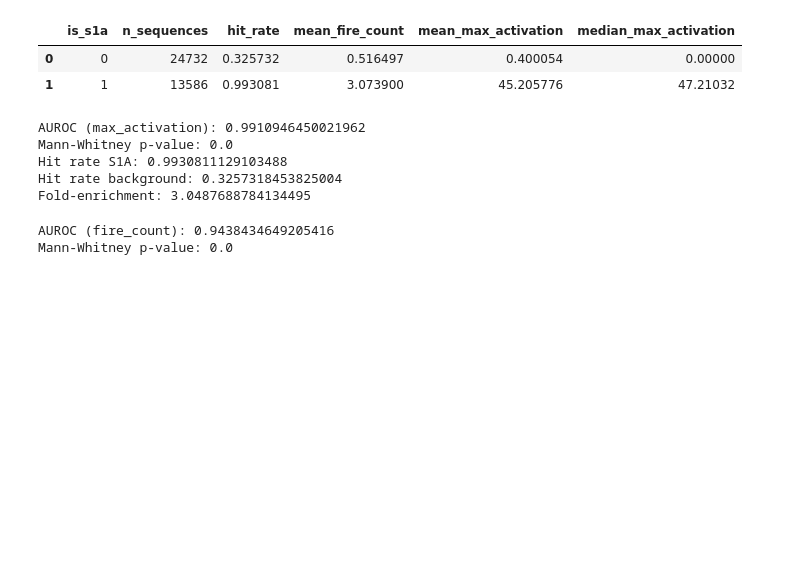
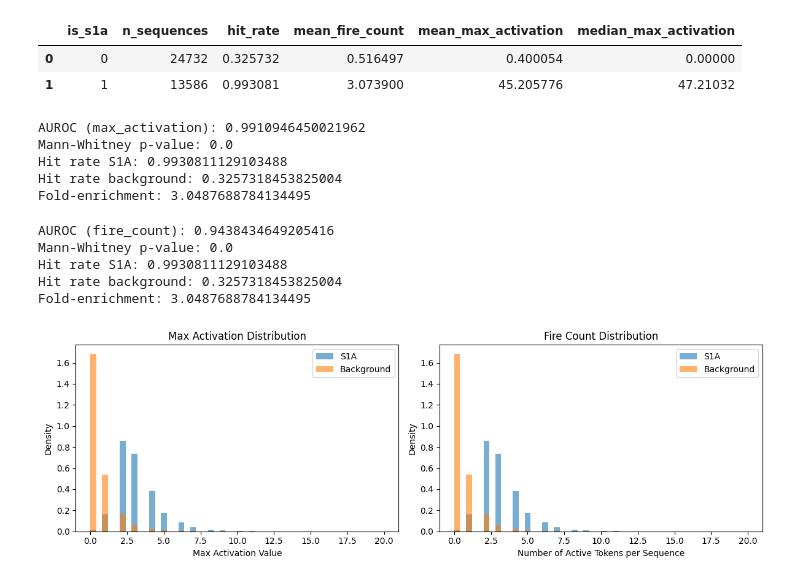
Before and after one commit to svseshadri/SAE_ProGen3, a Jupyter notebook: analysis/latent_enrichment.ipynb, the cells around one changed output. Cells and saved outputs as stored; diff of their text form; code cells hidden in the pictures; blank space fills up the shorter version.

```diff
--- a/analysis/latent_enrichment.ipynb
+++ b/analysis/latent_enrichment.ipynb
@@ -297,14 +297,14 @@ auroc_max_activation = roc_auc_score(
     latent_enrichment_df["max_activation"]
 )
 
-pos = latent_enrichment_df.loc[latent_enrichment_df["is_s1a"] == 1, "max_activation"]
-neg = latent_enrichment_df.loc[latent_enrichment_df["is_s1a"] == 0, "max_activation"]
+pos_maxact = latent_enrichment_df.loc[latent_enrichment_df["is_s1a"] == 1, "max_activation"]
+neg_maxact = latent_enrichment_df.loc[latent_enrichment_df["is_s1a"] == 0, "max_activation"]
 
-u_stat, p_value = mannwhitneyu(pos, neg, alternative="greater")
+u_stat, p_value = mannwhitneyu(pos_maxact, neg_maxact, alternative="greater")
 
 hit_rates = latent_enrichment_df.groupby("is_s1a")["any_active"].mean()
 
-print("AUROC (max_activation):", auroc)
+print("AUROC (max_activation):", auroc_max_activation)
 print("Mann-Whitney p-value:", p_value)
 print("Hit rate S1A:", hit_rates.loc[1])
 print("Hit rate background:", hit_rates.loc[0])
@@ -321,15 +321,46 @@ auroc_fire_count = roc_auc_score(
     latent_enrichment_df["fire_count"]
 )
 
-pos = latent_enrichment_df.loc[latent_enrichment_df["is_s1a"] == 1, "fire_count"]
-neg = latent_enrichment_df.loc[latent_enrichment_df["is_s1a"] == 0, "fire_count"]
+pos_fire = latent_enrichment_df.loc[latent_enrichment_df["is_s1a"] == 1, "fire_count"]
+neg_fire = latent_enrichment_df.loc[latent_enrichment_df["is_s1a"] == 0, "fire_count"]
 
-u_stat, p_value = mannwhitneyu(pos, neg, alternative="greater")
+u_stat, p_value = mannwhitneyu(pos_fire, neg_fire, alternative="greater")
 
 hit_rates = latent_enrichment_df.groupby("is_s1a")["any_active"].mean()
 
 print("AUROC (fire_count):", auroc_fire_count)
 print("Mann-Whitney p-value:", p_value)
+print("Hit rate S1A:", hit_rates.loc[1])
+print("Hit rate background:", hit_rates.loc[0])
+print("Fold-enrichment:", hit_rates.loc[1] / hit_rates.loc[0])
 # %% [output]
 AUROC (fire_count): 0.9438434649205416
 Mann-Whitney p-value: 0.0
+Hit rate S1A: 0.9930811129103488
+Hit rate background: 0.3257318453825004
+Fold-enrichment: 3.0487688784134495
+# %%
+import matplotlib.pyplot as plt
+
+fig, axes = plt.subplots(1, 2, figsize=(12,4))
+
+# Max activation
+axes[0].hist(pos, bins=50, alpha=0.6, label="S1A", density=True)
+axes[0].hist(neg, bins=50, alpha=0.6, label="Background", density=True)
+axes[0].set_title("Max Activation Distribution", fontsize=12)
+axes[0].set_xlabel("Max Activation Value")
+axes[0].set_ylabel("Density")
+axes[0].legend()
+
+# Fire count
+axes[1].hist(pos_fire, bins=50, alpha=0.6, label="S1A", density=True)
+axes[1].hist(neg_fire, bins=50, alpha=0.6, label="Background", density=True)
+axes[1].set_title("Fire Count Distribution", fontsize=12)
+axes[1].set_xlabel("Number of Active Tokens per Sequence")
+axes[1].set_ylabel("Density")
+axes[1].legend()
+
+plt.tight_layout()
+plt.show()
+# %% [output]
+[figure, added]
```
Also changed, not shown: parts of 1 cell of this notebook, 7 other files.
